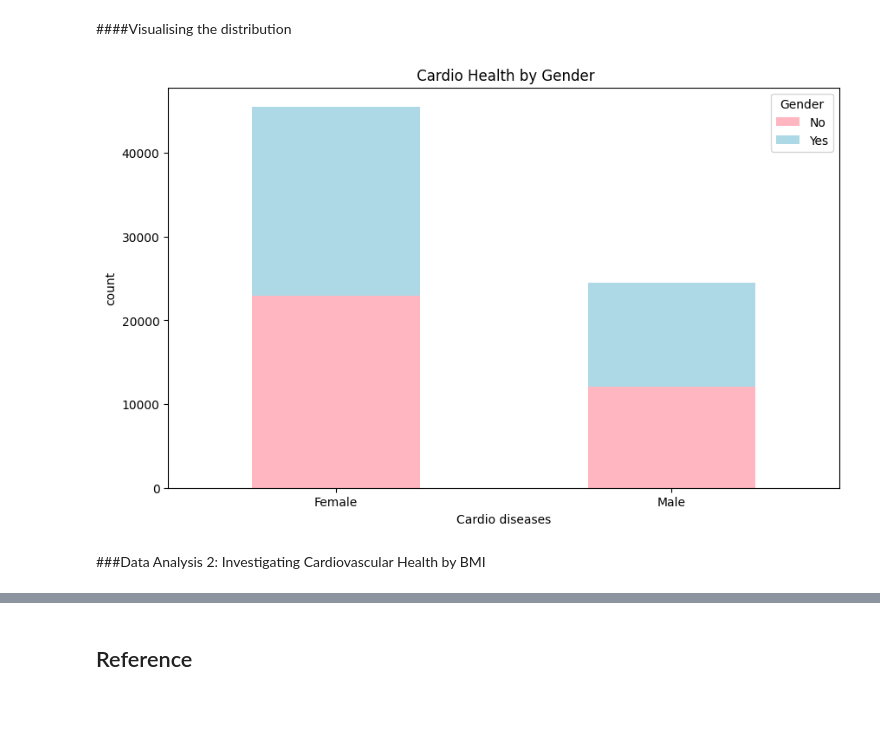
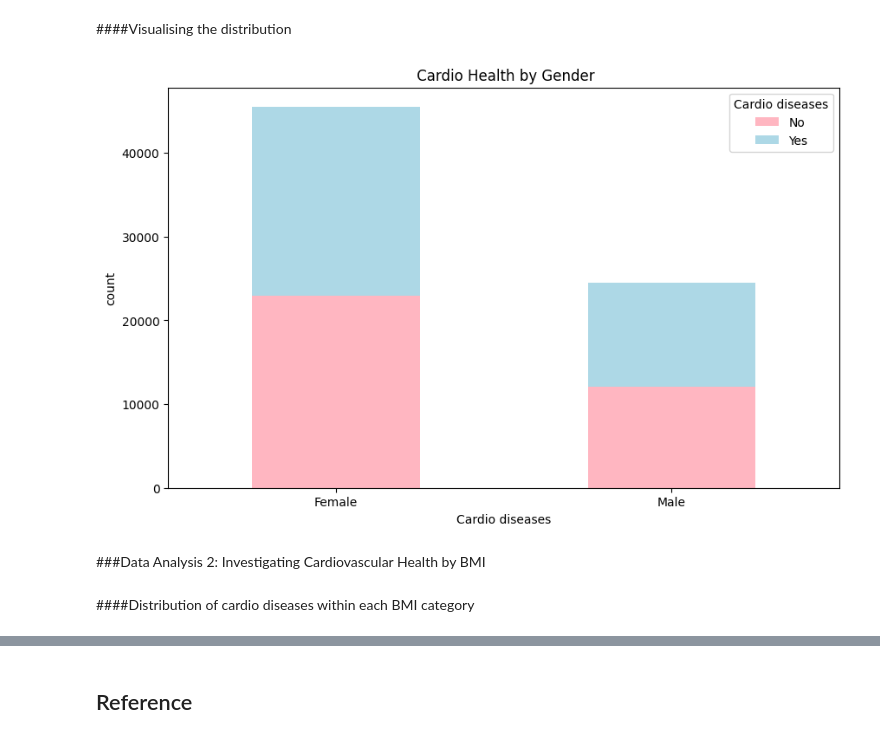
Before and after one commit to w21280485/assignment_a2_2, a Jupyter notebook: Code_Development_Notebook.ipynb, the cells around one changed output, grey strips where cells are left out. Cells and saved outputs as stored; diff of their text form; code cells hidden in the pictures; blank space fills up the shorter version.

```diff
--- a/Code_Development_Notebook.ipynb
+++ b/Code_Development_Notebook.ipynb
@@ -243,0 +237,9 @@ Above result indicate there are no missing value. As such, checking for missing
+# %%
+df['gender'].replace(to_replace=[1,2,3], value=['Female','Male','Unknown'], inplace=True)
+df['cholesterol'].replace(to_replace=[1,2,3], value=['Normal','Above normal', 'Well above normal'], inplace=True)
+df['gluc'].replace(to_replace=[1,2,3], value=['Normal','Above normal', 'Well above normal'], inplace=True)
+df['smoke'].replace(to_replace=[0,1], value=['Non-smoker', 'Smoker'], inplace=True)
+df['alco'].replace(to_replace=[0,1], value=['Non-smoker', 'Smoker'], inplace=True)
+df['active'].replace(to_replace=[0,1], value=['Inactive', 'Active'], inplace=True)
+df['cardio'].replace(to_replace=[0,1], value=['No','Yes'], inplace=True)
+df
@@ -310,11 +285,11 @@ Male      24467
 Name: gender, dtype: int64
 # %%
 # Group the data by Cardio and Gender
-grouped_data = df.groupby(['gender','cardio'])
-grouped_data
+grouped_cardio_gender = df.groupby(['gender','cardio'])
+grouped_cardio_gender
 
 # Calculate the count for each group
-cardio_gender_counts = grouped_data.size()
+cardio_gender_counts = grouped_cardio_gender.size()
 
 # Display the resulting DataFrame
 cardio_gender_counts
@@ -339,17 +314,22 @@ cardio_gender_counts
 # %% [markdown]
 ####Visualising the distribution
 # %%
+# Import library
+import matplotlib.pyplot as plt
+
 # Create a stacked bar chart
 cardio_gender_counts.plot(kind='bar', stacked=True, figsize=(10, 6), color=('lightpink','lightblue'))
 plt.title(' Cardio Health by Gender')
 plt.xlabel('Cardio diseases')
 plt.ylabel('count')
 plt.xticks(rotation=0)
-plt.legend(title='Gender')
+plt.legend(title='Cardio diseases')
 
 # Display the plot
 plt.show()
 # %% [output]
-[figure, old version]
+[figure, new version]
 # %% [markdown]
 ###Data Analysis 2: Investigating Cardiovascular Health by BMI
+# %% [markdown]
+####Distribution of cardio diseases within each BMI category
```
Also changed, not shown: parts of 31 cells of this notebook.
